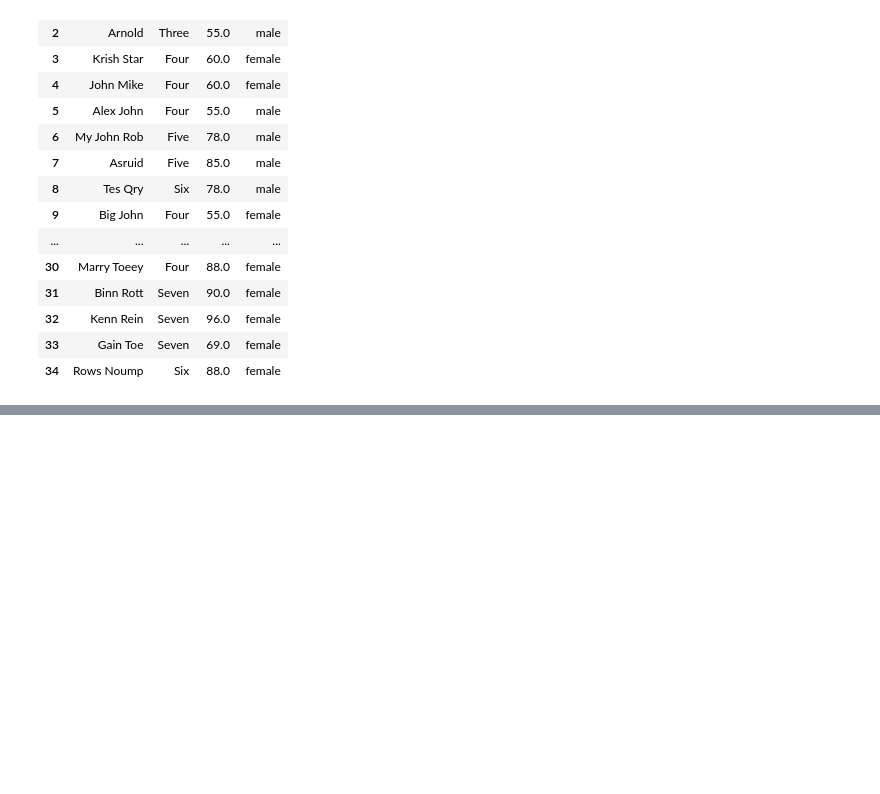
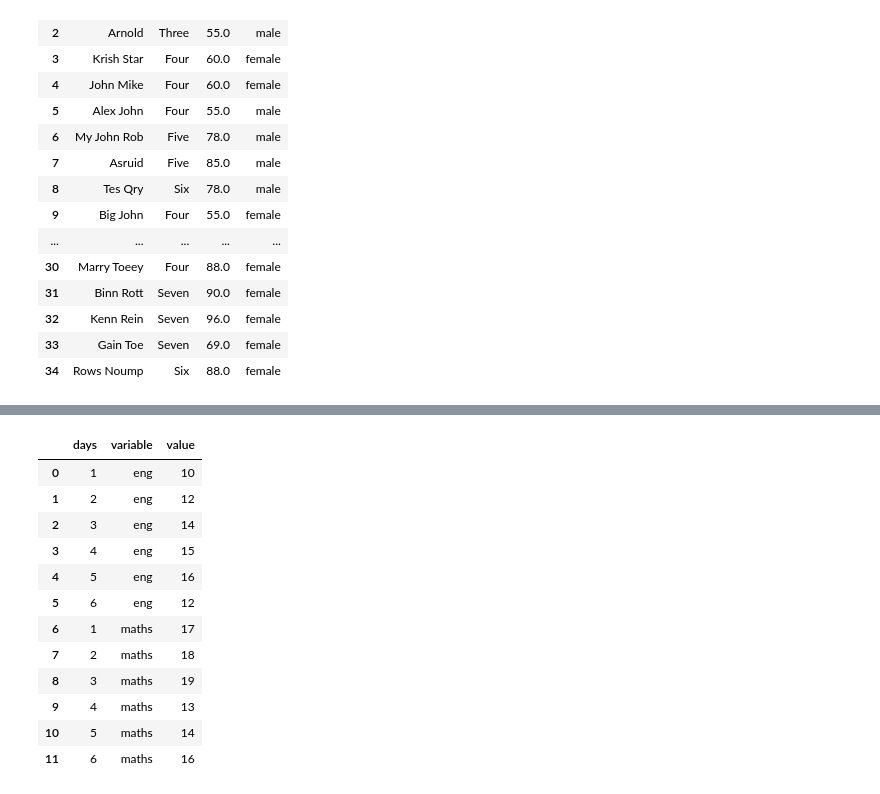
Before and after one commit to kapilbunni/Pandas, a Jupyter notebook: intro.ipynb, the cells around one changed output, grey strips where cells are left out. Saved outputs shown, nothing was run; the diff lists cells and outputs as text; code cells hidden in the pictures; blank space fills up the shorter version.

```diff
--- a/intro.ipynb
+++ b/intro.ipynb
@@ -1089,0 +1410,13 @@ df.fillna(method='ffill')
+# %%
+# The 'melt' function in pandas is used to transform a DataFrame from a wide format to a long format.
+# This operation is often referred to as "melting" a DataFrame.
+# The melt function is particularly used when you have data where columns represent variables or categories,
+# and you wanna reshape the data to have those columns as rows,
+# Allowin for easier analysis and visualization.
+
+
+import pandas as pd
+
+df = pd.DataFrame({"days":[1,2,3,4,5,6],"eng":[10,12,14,15,16,12],"maths":[17,18,19,13,14,16]})
+# You will get data horizontally in this
+df
@@ -1089,0 +1431,19 @@ df.fillna(method='ffill')
+# %%
+# using themelt function data will be converted to vertically
+# We can make any column an id using "id_vars" param
+
+pd.melt(df, id_vars=["days"])
+# %% [output]
+|  | days | variable | value |
+| 0 | 1 | eng | 10 |
+| 1 | 2 | eng | 12 |
+| 2 | 3 | eng | 14 |
+| 3 | 4 | eng | 15 |
+| 4 | 5 | eng | 16 |
+| 5 | 6 | eng | 12 |
+| 6 | 1 | maths | 17 |
+| 7 | 2 | maths | 18 |
+| 8 | 3 | maths | 19 |
+| 9 | 4 | maths | 13 |
+| 10 | 5 | maths | 14 |
+| 11 | 6 | maths | 16 |
```
Also changed, not shown: parts of 22 cells of this notebook.
